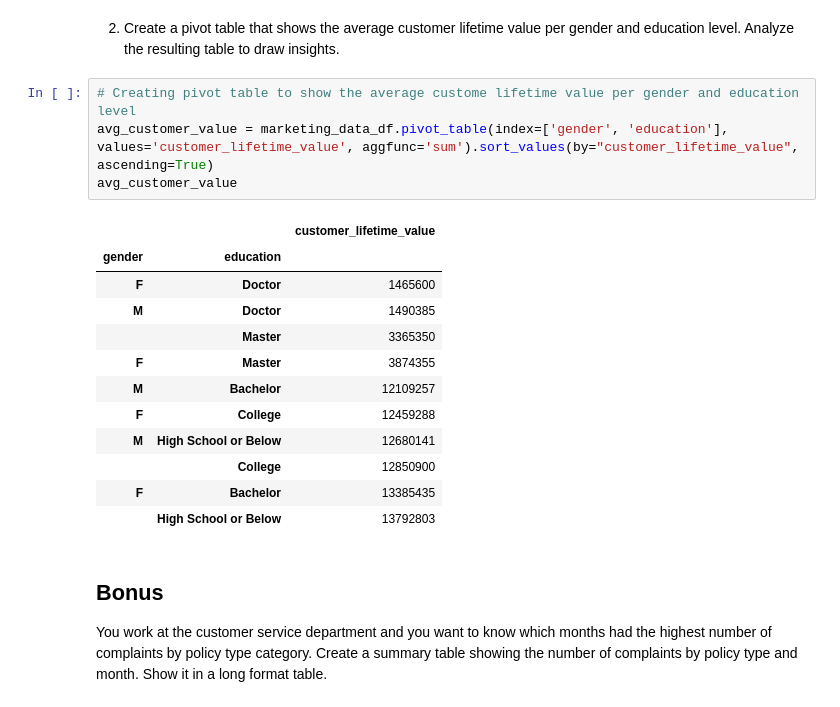
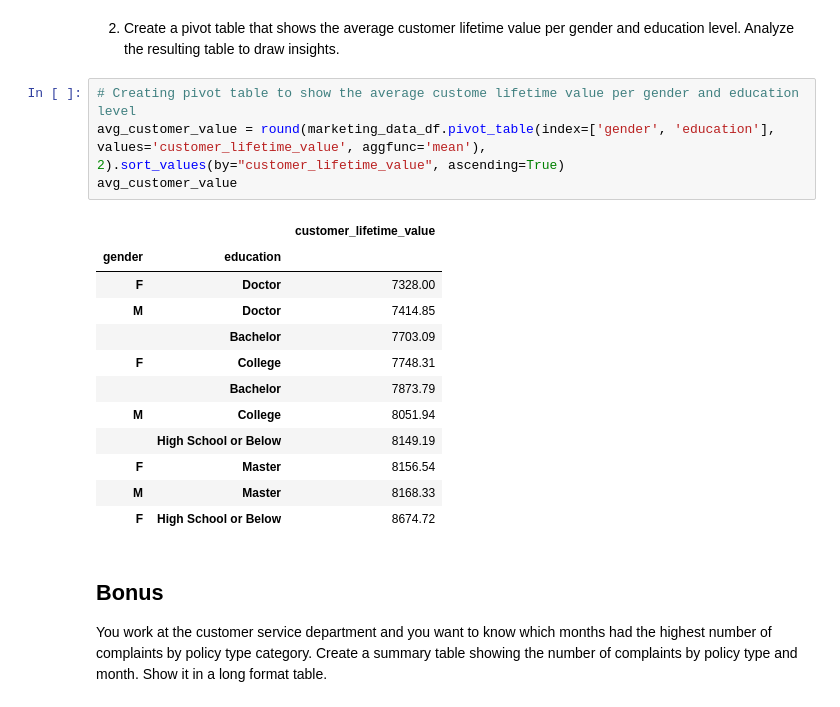
Before and after one commit to jlimb001/lab-dw-data-structuring-and-combining, a Jupyter notebook: lab-dw-data-structuring-and-combining.ipynb, the cells around one changed output. Drawn from its saved outputs; the diff is of its cells as text.

Commit message:
Changed the aggfun from sum to mean as per the correction suggested for the customer lifetime value

```diff
--- a/lab-dw-data-structuring-and-combining.ipynb
+++ b/lab-dw-data-structuring-and-combining.ipynb
@@ -884,21 +884,21 @@ sorted_summary_table
 2. Create a pivot table that shows the average customer lifetime value per gender and education level. Analyze the resulting table to draw insights.
 # %%
 # Creating pivot table to show the average custome lifetime value per gender and education level
-avg_customer_value = marketing_data_df.pivot_table(index=['gender', 'education'], values='customer_lifetime_value', aggfunc='sum').sort_values(by="customer_lifetime_value", ascending=True)
+avg_customer_value = round(marketing_data_df.pivot_table(index=['gender', 'education'], values='customer_lifetime_value', aggfunc='mean'), 2).sort_values(by="customer_lifetime_value", ascending=True)
 avg_customer_value
 # %% [output]
 |  |  | customer_lifetime_value |
 | gender | education |  |
-| F | Doctor | 1465600 |
-| M | Doctor | 1490385 |
-|  | Master | 3365350 |
-| F | Master | 3874355 |
-| M | Bachelor | 12109257 |
-| F | College | 12459288 |
-| M | High School or Below | 12680141 |
-|  | College | 12850900 |
-| F | Bachelor | 13385435 |
-|  | High School or Below | 13792803 |
+| F | Doctor | 7328.00 |
+| M | Doctor | 7414.85 |
+|  | Bachelor | 7703.09 |
+| F | College | 7748.31 |
+|  | Bachelor | 7873.79 |
+| M | College | 8051.94 |
+|  | High School or Below | 8149.19 |
+| F | Master | 8156.54 |
+| M | Master | 8168.33 |
+| F | High School or Below | 8674.72 |
 # %% [markdown]
 ## Bonus
 
```
